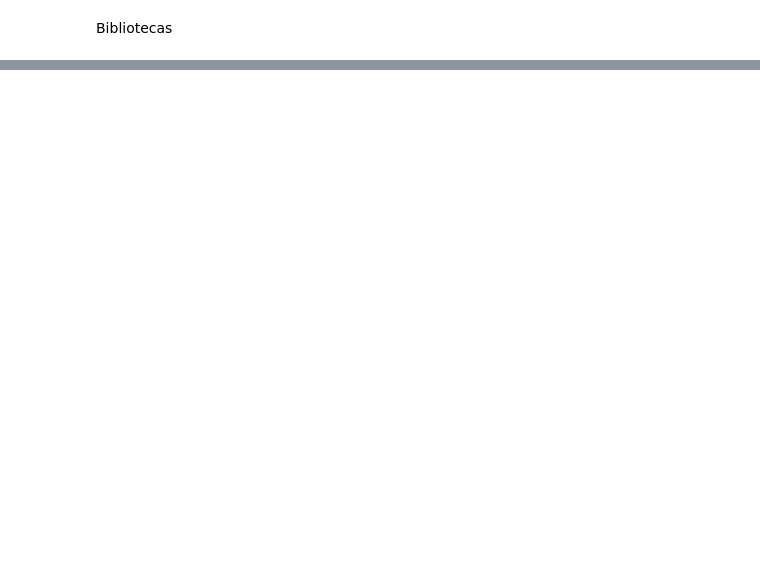
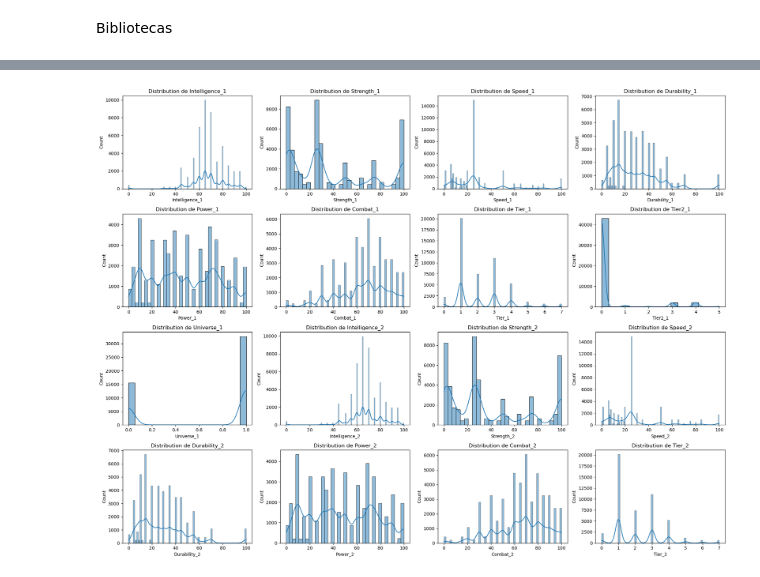
Before and after one commit to Lokhy87/Proyecto-Machine-Learning, a Jupyter notebook: Proyecto_ML.ipynb, the cells around one changed output, grey strips where cells are left out. Saved outputs shown, nothing was run; the diff lists cells and outputs as text; code cells hidden in the pictures; blank space fills up the shorter version.

```diff
--- a/Proyecto_ML.ipynb
+++ b/Proyecto_ML.ipynb
@@ -58,16 +81,16 @@ Limpieza de datos
 # %%
-# # Normalizar valores en las columnas "Universe_1" y "Universe_2"
-# df_pred_battles['Universe_1'] = df_pred_battles['Universe_1'].str.strip().str.title()
-# df_pred_battles['Universe_2'] = df_pred_battles['Universe_2'].str.strip().str.title()
+# Normalizar valores en las columnas "Universe_1" y "Universe_2"
+df_pred_battles['Universe_1'] = df_pred_battles['Universe_1'].str.strip().str.title()
+df_pred_battles['Universe_2'] = df_pred_battles['Universe_2'].str.strip().str.title()
 # %%
-# # Mapeo de los universos
-# mapping_universe = {
-#     'Dc Extended Universe': 0,
-#     'Marvel Cinematic Universe': 1
-# }
+# Mapeo de los universos
+mapping_universe = {
+    'Dc Extended Universe': 0,
+    'Marvel Cinematic Universe': 1
+}
 
-# # Aplicar la transformación
-# df_pred_battles['Universe_1'] = df_pred_battles['Universe_1'].map(mapping_universe)
-# df_pred_battles['Universe_2'] = df_pred_battles['Universe_2'].map(mapping_universe)
+# Aplicar la transformación
+df_pred_battles['Universe_1'] = df_pred_battles['Universe_1'].map(mapping_universe)
+df_pred_battles['Universe_2'] = df_pred_battles['Universe_2'].map(mapping_universe)
 
-# df_pred_battles[['Universe_1', 'Universe_2']].head()
+df_pred_battles[['Universe_1', 'Universe_2']].head()
@@ -93,0 +173,10 @@ memory usage: 11.1+ MB
+# %%
+# Selección de características y variable objetivo
+features = [
+    'Intelligence_1', 'Strength_1', 'Speed_1', 'Durability_1', 'Power_1', 'Combat_1', 'Tier_1', 'Tier2_1', 'Universe_1',
+    'Intelligence_2', 'Strength_2', 'Speed_2', 'Durability_2', 'Power_2', 'Combat_2', 'Tier_2', 'Tier2_2', 'Universe_2']
+
+target = 'Resultado_Combinado'
+
+X = df_pred_battles[features]
+y = df_pred_battles[target]
@@ -93,0 +200,11 @@ memory usage: 11.1+ MB
+# %%
+# Visualización de distribuciones
+plt.figure(figsize=(20, 15))
+for i, feature in enumerate(features[:16]):  # Visualizamos las primeras 16 características numéricas
+    plt.subplot(4, 4, i + 1)
+    sns.histplot(df_pred_battles[feature], kde=True)
+    plt.title(f'Distribution de {feature}')
+plt.tight_layout()
+plt.show()
+# %% [output]
+[figure, added]
```
Also changed, not shown: parts of 28 cells of this notebook, 2 other files.
